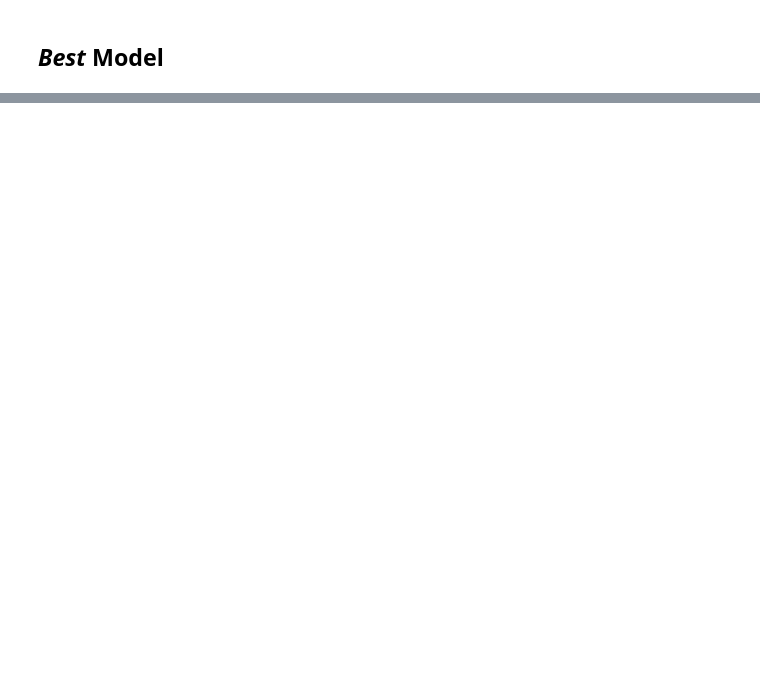
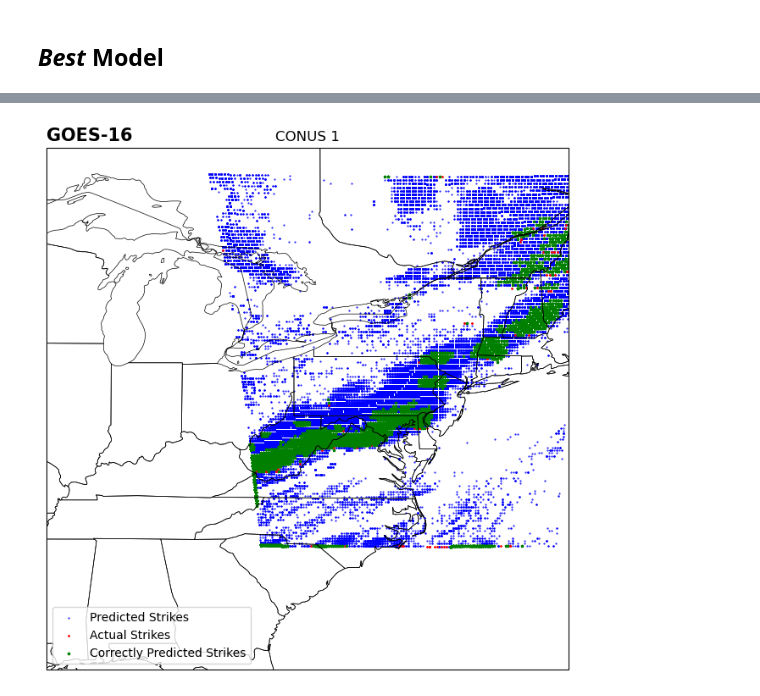
Before and after one commit to robertfeldstein/GitResearch, a Jupyter notebook: LightningEDA.ipynb, the cells around one changed output, grey strips where cells are left out. Cells and saved outputs as stored; diff of their text form; code cells hidden in the pictures; blank space fills up the shorter version.

```diff
--- a/LightningEDA.ipynb
+++ b/LightningEDA.ipynb
@@ -389,2 +438,9 @@ weighted avg       0.98      0.98      0.98    281250
 # %% [markdown]
 ## *Best* Model
+# %%
+#Apply the light gradient boosting model to the entire dataset
+df["Predicted"] = xgb_model.predict(X)
+df["Predicted"] = df["Predicted"].astype(int)
+df["The Same"] = df["Predicted"] == df["Lightning"]
+df["The Same"] = df["The Same"].astype(int)
+df
@@ -390,0 +461,41 @@ weighted avg       0.98      0.98      0.98    281250
+# %%
+predicted_lats = df[df["Predicted"]==1]["lat"]
+predicted_lons = df[df["Predicted"]==1]["lon"]
+
+actual_lats = df[df["Lightning"]==1]["lat"]
+actual_lons = df[df["Lightning"]==1]["lon"]
+
+#Lats where the prediction was 1 and the actual was 1
+correct_lats = df[(df["Predicted"]==1) & (df["Lightning"]==1)]['lat']
+correct_lons = df[(df["Predicted"]==1) & (df["Lightning"]==1)]['lon']
+# %%
+#Make a mpa of the predicted strikes and the actual strikes
+
+import cartopy.crs as ccrs
+from datetime import datetime
+
+# lc = ccrs.LambertConformal(central_longitude=-97.5,
+#                             standard_parallels=(38.5, 38.5))
+
+fig = plt.figure(figsize=(10, 8))
+
+ax = plt.axes(projection=ccrs.PlateCarree())
+ax.set_extent([-90, -70, 30, 50], crs=ccrs.PlateCarree())
+ax.coastlines(resolution='50m', color='black', linewidth=0.5)
+ax.add_feature(ccrs.cartopy.feature.STATES, linewidth=0.5)
+ax.add_feature(ccrs.cartopy.feature.BORDERS, linewidth=0.5)
+
+#Plot the GLM Data
+ax.scatter(predicted_lons[:], predicted_lats[:],  marker = ".",color = 'blue',s=1)
+ax.scatter(actual_lons[:], actual_lats[:],  marker = "*",color = 'red',s=1)
+ax.scatter(correct_lons[:], correct_lats[:],  marker = "*",color = 'green',s=4)
+
+#Add legend
+ax.legend(['Predicted Strikes', 'Actual Strikes', 'Correctly Predicted Strikes'])
+
+
+plt.title('GOES-16', fontweight='bold', fontsize=15, loc='left')
+plt.title('CONUS 1')
+plt.show()
+# %% [output]
+[figure, added]
```
Also changed, not shown: parts of 9 cells of this notebook, 2 other files.
